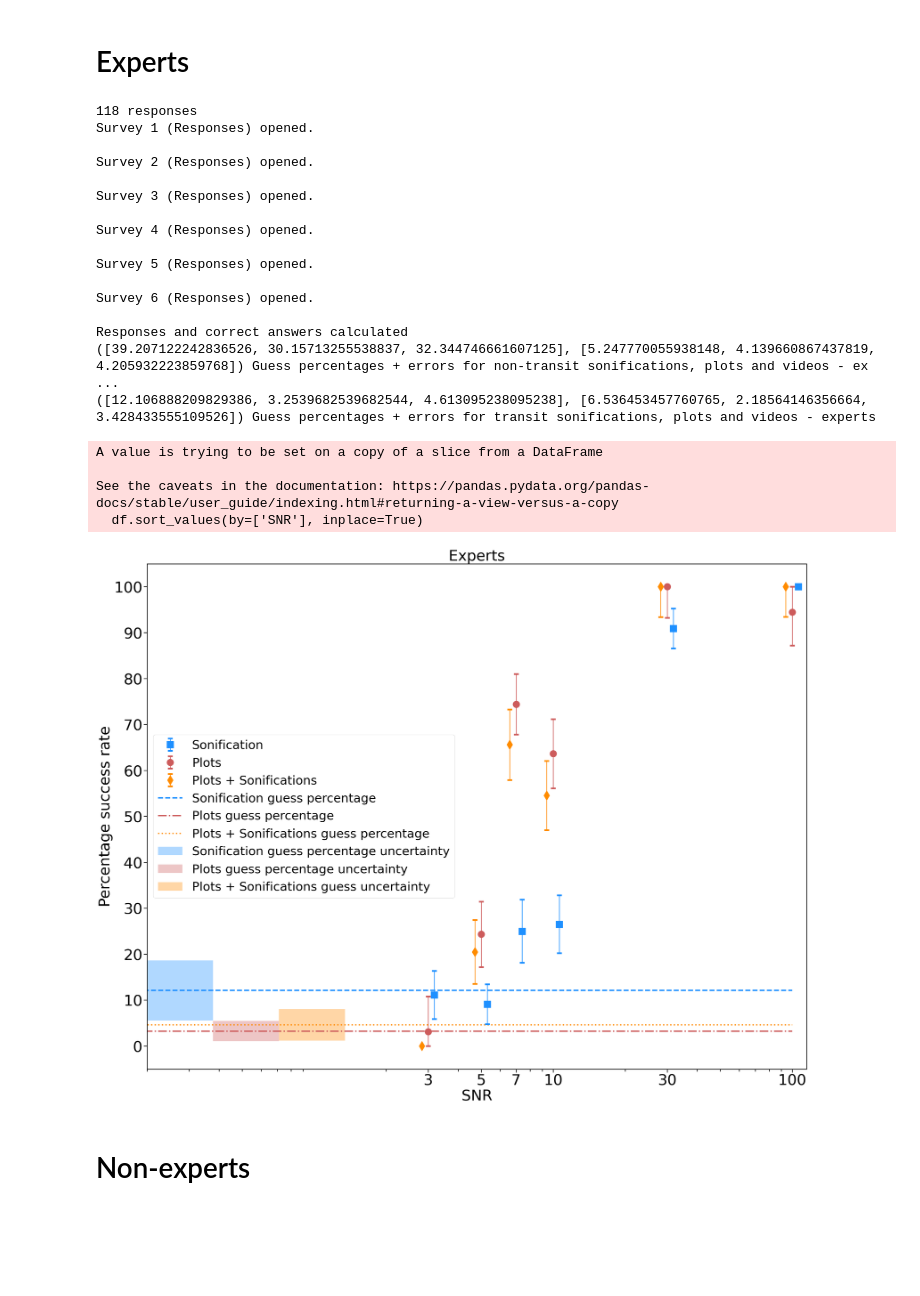
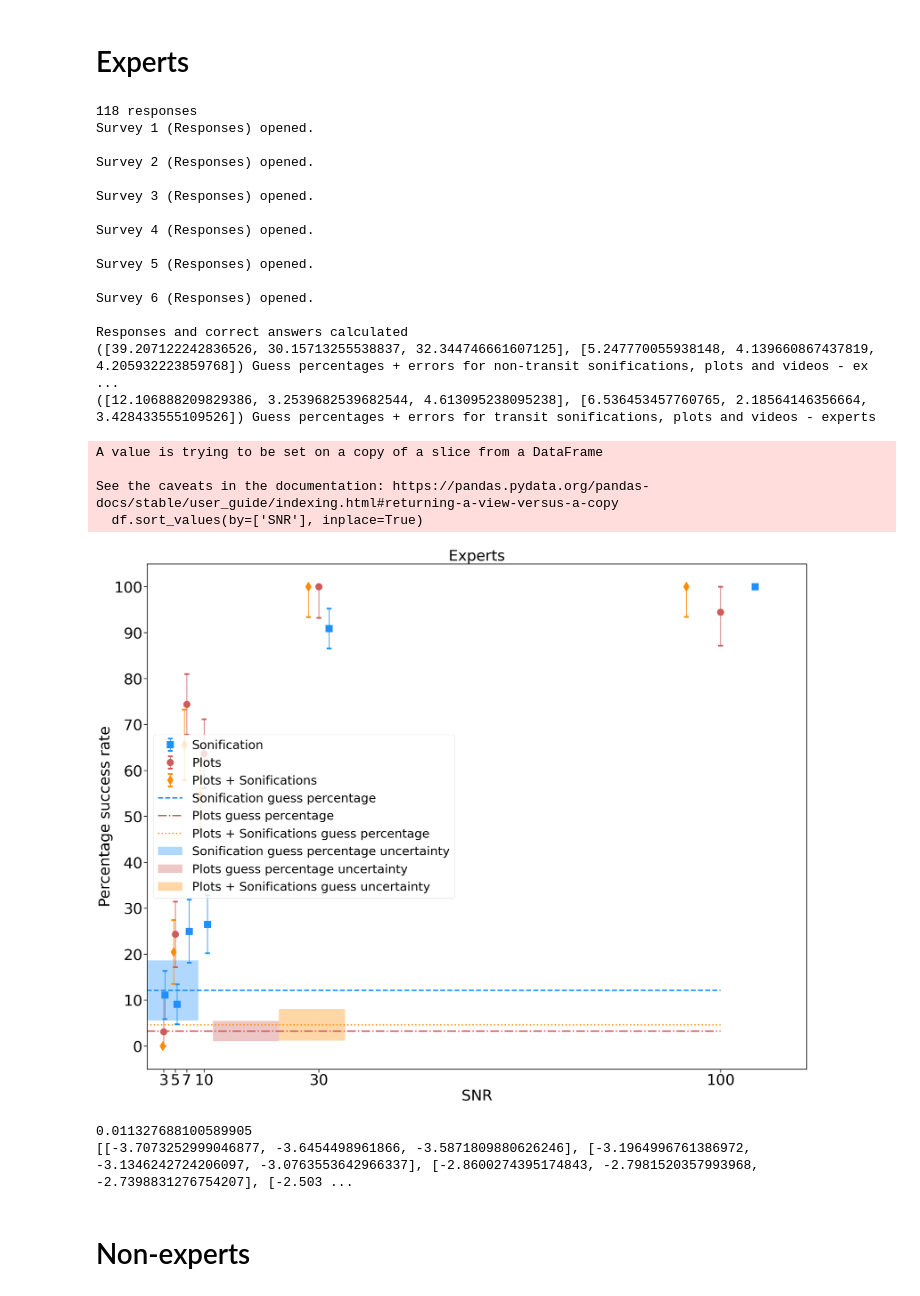
Before and after one commit to jacktuckerbrown/star-sound, a Jupyter notebook: analysismanuscript.ipynb, the cells around one changed output. Cells and saved outputs as stored; diff of their text form; code cells hidden in the pictures; blank space fills up the shorter version.

```diff
--- a/analysismanuscript.ipynb
+++ b/analysismanuscript.ipynb
@@ -1070,7 +1070,7 @@ def produce_12(sets,sound_in,visual_in,video_in):
     #ax.hlines(calc_12guess(sound_in,visual_in,video_in)[0][0]-guessperc_errs[0][0][0], 10, 18, linestyle = 'dashed',color= 'dodgerblue')
     #ax.hlines(calc_12guess(sound_in,visual_in,video_in)[0][0]+guessperc_errs[0][1][0], 10, 18, linestyle = 'dashed',color= 'dodgerblue')
     ax.axhspan(calc_12guess(sound_in,visual_in,video_in)[0][0]-guessperc_errs[0][0][0], (calc_12guess(sound_in,visual_in,video_in)[0][0]+guessperc_errs[0][1][0]),
-               0,0.1,
+               0.02765217391304348-0.05, 0.02765217391304348+0.05,
                facecolor='dodgerblue', alpha=0.35,label='Sonification guess percentage uncertainty')
 
     ax.hlines(calc_12guess(sound_in,visual_in,video_in)[0][1], 0, 100, linestyle = 'dashdot', linewidth = 4, color= 'indianred',
@@ -1089,8 +1089,8 @@ def produce_12(sets,sound_in,visual_in,video_in):
                0.2,0.3,
                facecolor='darkorange', alpha=0.35, label = 'Plots + Sonifications guess uncertainty')
 
-    plt.xscale("log")
-    plt.xlim(0.2,115)
+    #plt.xscale("log")
+    plt.xlim(0.1,115)
 
     #plt.rcParams.update({'font.size': 27})
 
@@ -1127,31 +1127,52 @@ def produce_12(sets,sound_in,visual_in,video_in):
     ax.tick_params(which='minor', length=7, color='k')
 
 
     return ax
 
 fig = produce_12(sets_expert,expert_sound,expert_visual,expert_video)
 fig.set_title("Experts",fontsize=44)
 
 plt.savefig("New report/Produced figures/n = 1,2, experts.jpg")
 # %% [output]
 118 responses
 Survey 1 (Responses) opened.
 
 Survey 2 (Responses) opened.
 
 Survey 3 (Responses) opened.
 
 Survey 4 (Responses) opened.
 
 Survey 5 (Responses) opened.
 
 Survey 6 (Responses) opened.
 
 Responses and correct answers calculated
 ([39.207122242836526, 30.15713255538837, 32.344746661607125], [5.247770055938148, 4.139660867437819, 4.205932223859768]) Guess percentages + errors for non-transit sonifications, plots and videos - ex ...
 ([12.106888209829386, 3.2539682539682544, 4.613095238095238], [6.536453457760765, 2.18564146356664, 3.428433555109526]) Guess percentages + errors for transit sonifications, plots and videos - experts
 A value is trying to be set on a copy of a slice from a DataFrame
 
 See the caveats in the documentation: https://pandas.pydata.org/pandas-docs/stable/user_guide/indexing.html#returning-a-view-versus-a-copy
   df.sort_values(by=['SNR'], inplace=True)
-[figure, old version]
+[figure, new version]
+# %%
+snr = [3,5,7,10,30,100]
+empty = []
+
+print((np.log(3)+0.06*np.log(30))/115)
+
+for i in snr:
+    j = i - 0.06*i
+    k = i + 0.06*i
+
+    ratio = (115-0.1)
+
+    arr = [np.log(j/ratio),np.log(i/ratio),np.log(k/ratio)]
+    empty.append(arr)
+
+    coords = []
+
+print(empty)
+# %% [output]
+0.011327688100589905
+[[-3.7073252999046877, -3.6454498961866, -3.5871809880626246], [-3.1964996761386972, -3.1346242724206097, -3.0763553642966337], [-2.8600274395174843, -2.7981520357993968, -2.7398831276754207], [-2.503 ...
```
Also changed, not shown: parts of 1 cell of this notebook.
